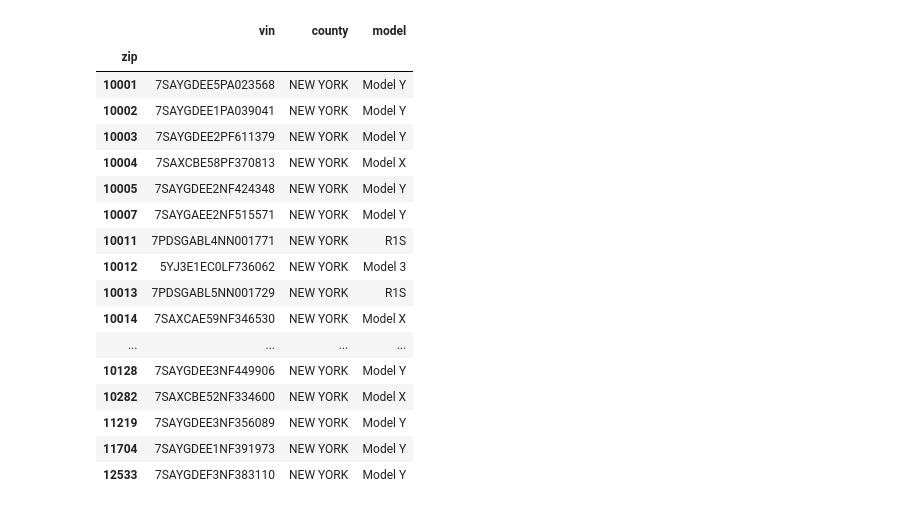
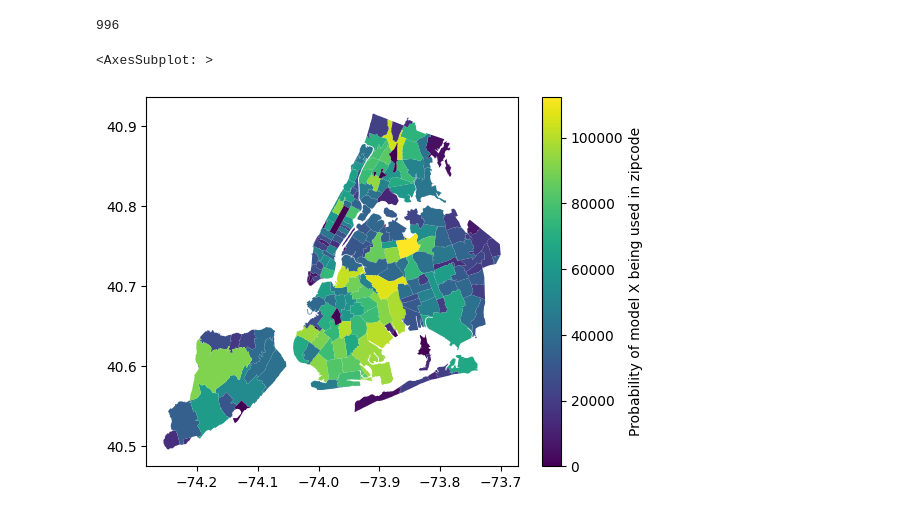
Before and after one commit to ct-spec-res/ev-load-forecast-nyc, a Jupyter notebook: src/vehicle-characteristics/nys-dmv.ipynb, the cells around one changed output. Cells and saved outputs as stored; diff of their text form; code cells hidden in the pictures.

Commit message:
add vehicle range data and plot out zipcodes

```diff
--- a/src/vehicle-characteristics/nys-dmv.ipynb
+++ b/src/vehicle-characteristics/nys-dmv.ipynb
@@ -114,36 +158,25 @@ df.dropna(subset=['model'], inplace = True)
+# %%
+# Merge NYS values with model range
+test = df_dmv.merge(df_veh_range, how='left', on='model')
+# %% [output]
+996
 # %%
 # Load zipcode data
 zip_df = load_zip_api('data.cityofnewyork.us')
 
 # Change geometry into shaply object
 zip_df['geometry'] = zip_df['the_geom'].apply(lambda x: shape(x))
 
 # Convert dataframe into geopandas dataframe
 gdf_zip = gpd.GeoDataFrame(zip_df, geometry = 'geometry', crs = 'EPSG:4326')
+gdf_zip['pop_est'] = gdf_zip['pop_est'].apply(lambda x: float(x))
+
+gdf_zip.plot(column = 'pop_est',
+             legend = True,
+             legend_kwds = {
+                            'label': "Probability of model X being used in zipcode"
+                           }
+            )
+# %% [output]
+<AxesSubplot: >
+[figure, added]
-# %%
-X = df.loc[:, df.columns != 'model']
-
-y = df['model']
-
-X_train, X_test, y_train, y_test = train_test_split(X, y, test_size=0.33)
-
-clf = LogisticRegression().fit(X, y)
-# %% [output]
-|  | vin | county | model |
-| zip |  |  |  |
-| 10001 | 7SAYGDEE5PA023568 | NEW YORK | Model Y |
-| 10002 | 7SAYGDEE1PA039041 | NEW YORK | Model Y |
-| 10003 | 7SAYGDEE2PF611379 | NEW YORK | Model Y |
-| 10004 | 7SAXCBE58PF370813 | NEW YORK | Model X |
-| 10005 | 7SAYGDEE2NF424348 | NEW YORK | Model Y |
-| 10007 | 7SAYGAEE2NF515571 | NEW YORK | Model Y |
-| 10011 | 7PDSGABL4NN001771 | NEW YORK | R1S |
-| 10012 | 5YJ3E1EC0LF736062 | NEW YORK | Model 3 |
-| 10013 | 7PDSGABL5NN001729 | NEW YORK | R1S |
-| 10014 | 7SAXCAE59NF346530 | NEW YORK | Model X |
-| ... | ... | ... | ... |
-| 10128 | 7SAYGDEE3NF449906 | NEW YORK | Model Y |
-| 10282 | 7SAXCBE52NF334600 | NEW YORK | Model X |
-| 11219 | 7SAYGDEE3NF356089 | NEW YORK | Model Y |
-| 11704 | 7SAYGDEE1NF391973 | NEW YORK | Model Y |
-| 12533 | 7SAYGDEF3NF383110 | NEW YORK | Model Y |
```
Also changed, not shown: parts of 5 cells of this notebook.
